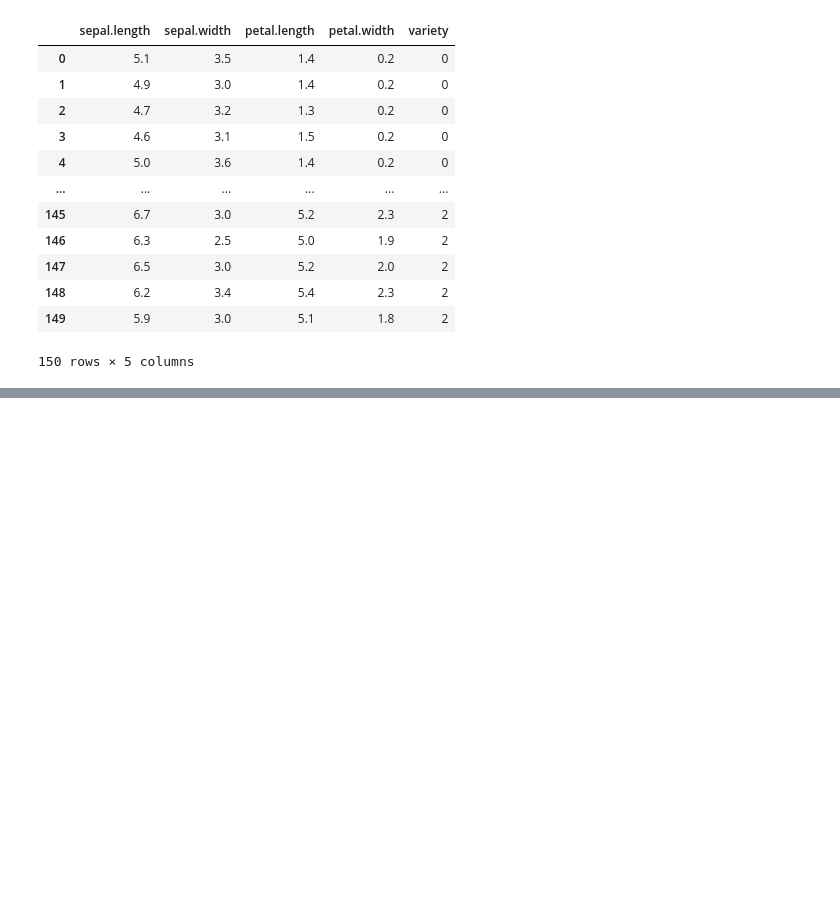
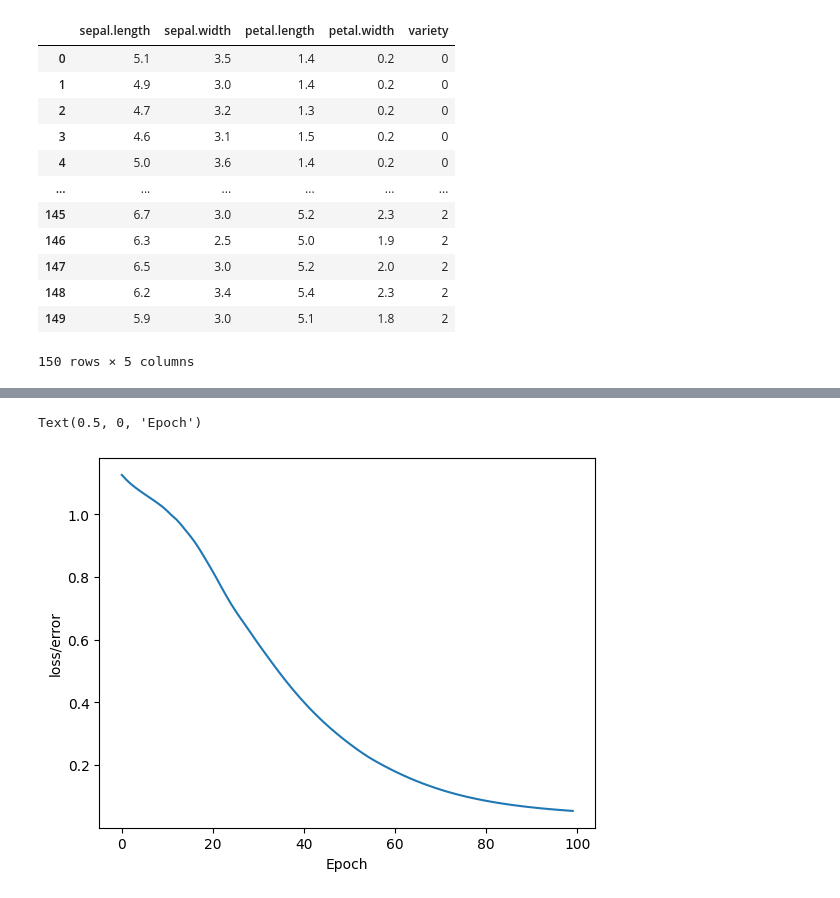
Before and after one commit to ayoub-bakr/pytorch-, a Jupyter notebook: Welcome_To_Colab.ipynb, the cells around one changed output, grey strips where cells are left out. Saved outputs shown, nothing was run; the diff lists cells and outputs as text; code cells hidden in the pictures; blank space fills up the shorter version.

```diff
--- a/Welcome_To_Colab.ipynb
+++ b/Welcome_To_Colab.ipynb
@@ -205,5 +205,41 @@ from sklearn.model_selection import train_test_split
 X_train ,X_test, y_train, y_test = train_test_split(X , y, test_size= 0.2 , random_state=41)
 # %%
 # Convert X features to float tensors
-X_train = torch.FloatTensor(X_train)
-X_test = torch.FloatTensor(X_test)
+X_train = torch.FloatTensor(X_train.to_numpy())
+X_test = torch.FloatTensor(X_test.to_numpy())
+# %%
+# Convert y features to Long tensors
+# لو y_test عبارة عن Pandas Series
+y_test = torch.LongTensor(y_test.to_numpy())
+y_train = torch.LongTensor(y_train.to_numpy())
+# %%
+# Set the criterion of model to measure the error, how far off the predictions are from the data
+criterion = nn.CrossEntropyLoss()
+# Choose Adam Optimizer, lr = learning rate (if error doesn't go down after a bunch of iterations (epochs), lower our learning rate)
+optimizer = torch.optim.Adam(model.parameters(), lr=0.01)
+# %%
+# Train our model!
+# Epochs? (one run thru all the training data in our network)
+epochs = 100
+losses = []
+for i in range(epochs):
+
+  # Go forward and get a prediction
+  y_pred = model.forward(X_train)
+
+  # Measure the loss/error, gonna be high at first
+  loss = criterion(y_pred,y_train)
+
+  # Keep Track of our losses
+  losses.append(loss.detach().numpy())
+
+  # print every 10 epoch
+  if i % 10 == 0:
+
+     print(f"epochs:{i} and loss: {loss}")
+
+  # Do some back propagation: take the error rate of forward propagation and feed it back
+  # thru the network to fine tune the weights
+  optimizer.zero_grad()
+  loss.backward()
+  optimizer.step()
@@ -209,0 +257,8 @@ X_test = torch.FloatTensor(X_test)
+# %%
+# Graph it out!
+plt.plot(range(epochs), losses)
+plt.ylabel("loss/error")
+plt.xlabel('Epoch')
+# %% [output]
+Text(0.5, 0, 'Epoch')
+[figure, added]
```
Also changed, not shown: parts of 1 cell of this notebook.
